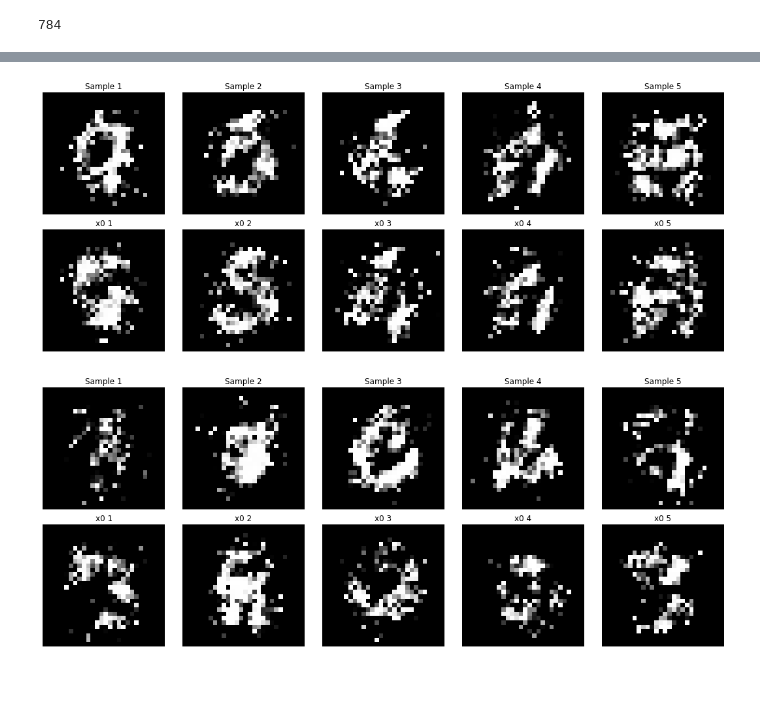
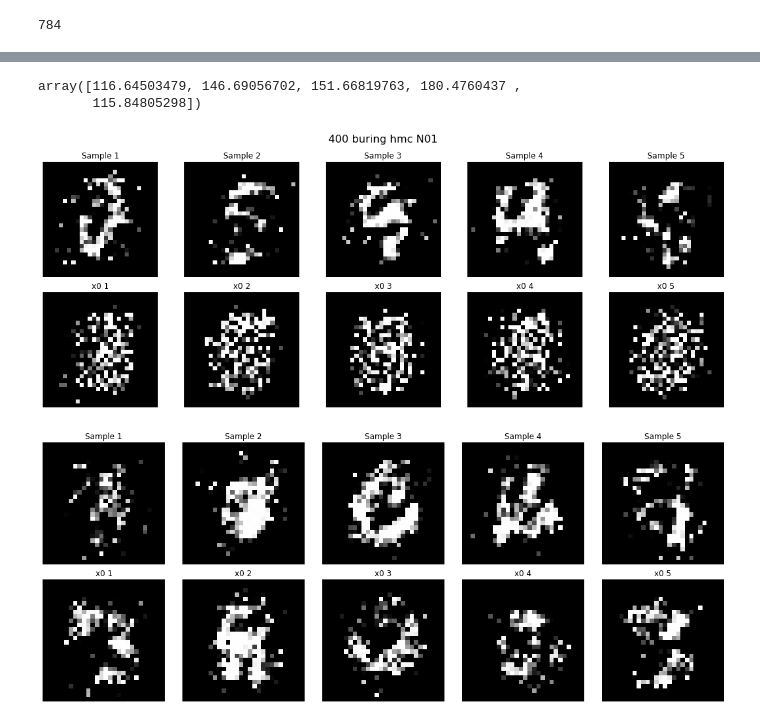
Before and after one commit to Huk-David/Ratio-Copula, a Jupyter notebook: Copula by Ratio Estimation/MNIST_exp/MNIST_exp.ipynb, the cells around one changed output, grey strips where cells are left out. Cells and saved outputs as stored; diff of their text form; code cells hidden in the pictures; blank space fills up the shorter version.

```diff
--- a/Copula by Ratio Estimation/MNIST_exp/MNIST_exp.ipynb
+++ b/Copula by Ratio Estimation/MNIST_exp/MNIST_exp.ipynb
@@ -129,4 +249,0 @@ tensor([[1.1892]], grad_fn=<MulBackward0>)
-# %%
-for inputs,labels in train_loader:
-    print(inputs[0].shape)
-    break
@@ -183,12 +296,13 @@ for epoch in (range(num_epochs)):
 # %%
-model_GG_CNN = model
 model_GG_CNN.eval()
 
 
 # LL computation
 
-X_train_flat = X_train.reshape(-1, 28*28)[:100]
-X_test_flat = X_test.reshape(-1, 28*28)[:100]
+subset_num = 10000
+
+X_train_flat = X_train.reshape(-1, 28*28)[:10000]
+X_test_flat = X_test.reshape(-1, 28*28)[:10000]
 GG_cov = np.cov(X_train_flat.T)
 # Define the multivariate normal distribution with the given covariance matrix
 GG_cov_tensor = torch.tensor(GG_cov, dtype=torch.float32)
@@ -212,12 +326,12 @@ mean_GG_correction_test = GG_correction_test.mean()
 # GG_CNN_Ratio
 
 # Compute GG ratio alone
-gg_CNN_ratio_train = model_GG_CNN(X_train[:100]).log().mean()
-gg_CNN_ratio_test = model_GG_CNN(X_test[:100]).log().mean()
+gg_CNN_ratio_train = model_GG_CNN(X_train[:10000]).log().mean()
+gg_CNN_ratio_test = model_GG_CNN(X_test[:10000]).log().mean()
 
 # Compute GG ratio corrected
-gg_CNN_ratio_corrected_train = (GG_correction_train + model_GG_CNN(X_train[:100]).log()).mean()
-gg_CNN_ratio_corrected_test = (GG_correction_test + model_GG_CNN(X_test[:100]).log()).mean()
+gg_CNN_ratio_corrected_train = (GG_correction_train + model_GG_CNN(X_train[:10000]).log()).mean()
+gg_CNN_ratio_corrected_test = (GG_correction_test + model_GG_CNN(X_test[:10000]).log()).mean()
 
 # Print the results
 print('GG CNN ratio alone', gg_CNN_ratio_train.item(), gg_CNN_ratio_test.item())
@@ -256,7 +370,6 @@ def compute_logpdf_corrections(X, model, batch_size=64):
 
     return gg_CNN_ratio_corrected,avg_model_log
 
-model_GG_CNN = model
 model_GG_CNN.eval()
 
 # Compute GG ratio corrected for train and test sets
@@ -322,23 +435,21 @@ def sample_GG_hmc(GG_ratio_model, num_samples, num_runs_hmc, num_burnin):
     for hmc_run in tqdm( range(num_runs_hmc)):
 
         '''# pick x0 with highest r(x0) from random noise
-        x0_proposal = torch.randn(1000, 1, 8, 8)
+        x0_proposal = torch.randn(1000, 1, 28, 28)
         r_noise = model(x0_proposal)
         x0_run = x0_proposal[np.argmax(r_noise.detach().numpy().flatten())]
         '''
-        '''# pick x0 randomly from N(0,1)
-        x0_run = torch.randn(1, 1, 28, 28)'''
-        GG_cov = np.cov(X_train.reshape(-1,28*28).T)
+        # pick x0 randomly from N(0,1)
+        x0_run = torch.randn(1, 1, 28, 28)
+        '''GG_cov = np.cov(X_train.reshape(-1,28*28).T)
         x0_run_np = scs.multivariate_normal.rvs(mean=np.zeros(28*28), cov=GG_cov, size=1).reshape(1,1,28,28)
-        x0_run = torch.tensor(x0_run_np, dtype=torch.float32)
-        samples_, log_pdf_, diagnostics_ = hmc(log_GGratio_gauss,
+        x0_run = torch.tensor(x0_run_np, dtype=torch.float32)'''
+        samples_, log_pdf_ = hmc(log_GGratio_gauss,
                             x0=x0_run.flatten().numpy(),
                             n_samples=num_samples,
                             return_logp=True,
-                            n_burn=num_burnin,
-                            return_diagnostics=True)
+                            n_burn=num_burnin)
 
-        print(diagnostics_)
         samples[hmc_run] = samples_
         log_pdf[hmc_run] = log_pdf_
         x0_noise[hmc_run] = x0_run
@@ -348,6 +459,6 @@ def sample_GG_hmc(GG_ratio_model, num_samples, num_runs_hmc, num_burnin):
 sample_GG_CNN, log_pdf, x0_noises = sample_GG_hmc(GG_ratio_model=model_GG_CNN,
                             num_samples=1,
                             num_runs_hmc=5,
-                            num_burnin=100)
+                            num_burnin=400)
 print(sample_GG_CNN.shape)
 # %% [output]
@@ -439,26 +466,58 @@ print(sample_GG_CNN.shape)
+# %%
+def log_GGratio_gauss(GG_ratio_model,x):
+        '''
+        Compute the log-pdf of the GG_ratio copula model and its gradient at x.
+        Takes the ratio model and adjusts it by the GG factor to make it into a copula.
+        '''
+        # compute the top part of a GG_ratio copula logpdf and the gradients of that
+        x_tensor = x.reshape(1, 1, 28, 28)
+        x_flat = x_tensor.reshape(-1, 28*28)
+        # define N(Sigma) and N(0,1), then compute on x
+        GG_cov_tensor = torch.tensor(GG_cov, dtype=torch.float32)
+        multivariate_normal = dist.MultivariateNormal(loc=torch.zeros(28*28), covariance_matrix=GG_cov_tensor+torch.eye(GG_cov_tensor.size(0))*1e-6)
+        standard_normal = dist.Normal(loc=0, scale=1)
+        logpdf_multivariate = multivariate_normal.log_prob(x_flat)
+        logpdf_standard = standard_normal.log_prob(x_flat).sum(dim=1)
+        gg_correction = logpdf_multivariate - logpdf_standard
+        # Compute the log of the ratio model
+        log_ratio = torch.log(GG_ratio_model(x_tensor)).sum()
+        # Compute the log probability of x under the standard normal distribution
+        log_prob_standard = standard_normal.log_prob(x_tensor).sum()
+        # Compute the final function value
+        fun = log_ratio + gg_correction #+ log_prob_standard
+
+        return fun.item()
+
+sample_pdf = np.array([log_GGratio_gauss(model_GG_CNN,torch.tensor(sample_GG_CNN[k]).float().reshape(-1,1,28,28)) for k in tqdm(range(5))]
+)
+sample_pdf #array([129.77880859, 110.35611725, 179.03207397, 127.83757019,125.4307251 ]) with 1k burnin
+# %% [output]
+array([116.64503479, 146.69056702, 151.66819763, 180.4760437 ,
+       115.84805298])
 # %%
 import matplotlib.pyplot as plt
 import torch
 
 # Assuming reverse_transform, sample_GG_CNN, and x0_noises are already defined
 
 fig, axes = plt.subplots(2, 5, figsize=(15, 6))
+fig.suptitle("400 buring hmc N01", fontsize=16)
 
 for i in range(5):
     # Top row: true samples
     axes[0, i].imshow(reverse_transform(torch.tensor(sample_GG_CNN[i])).reshape(28, 28), cmap='gray')
     axes[0, i].axis('off')
     axes[0, i].set_title(f'Sample {i+1}')
 
     # Bottom row: x0 points
     axes[1, i].imshow(reverse_transform(torch.tensor(x0_noises[i])).reshape(28, 28), cmap='gray')
     axes[1, i].axis('off')
     axes[1, i].set_title(f'x0 {i+1}')
 
 plt.tight_layout()
 plt.show()
 # %% [output]
-[figure, old version]
+[figure, new version]
 # %%
 import matplotlib.pyplot as plt
 import torch
```
Also changed, not shown: parts of 16 cells of this notebook, 10 other files.
